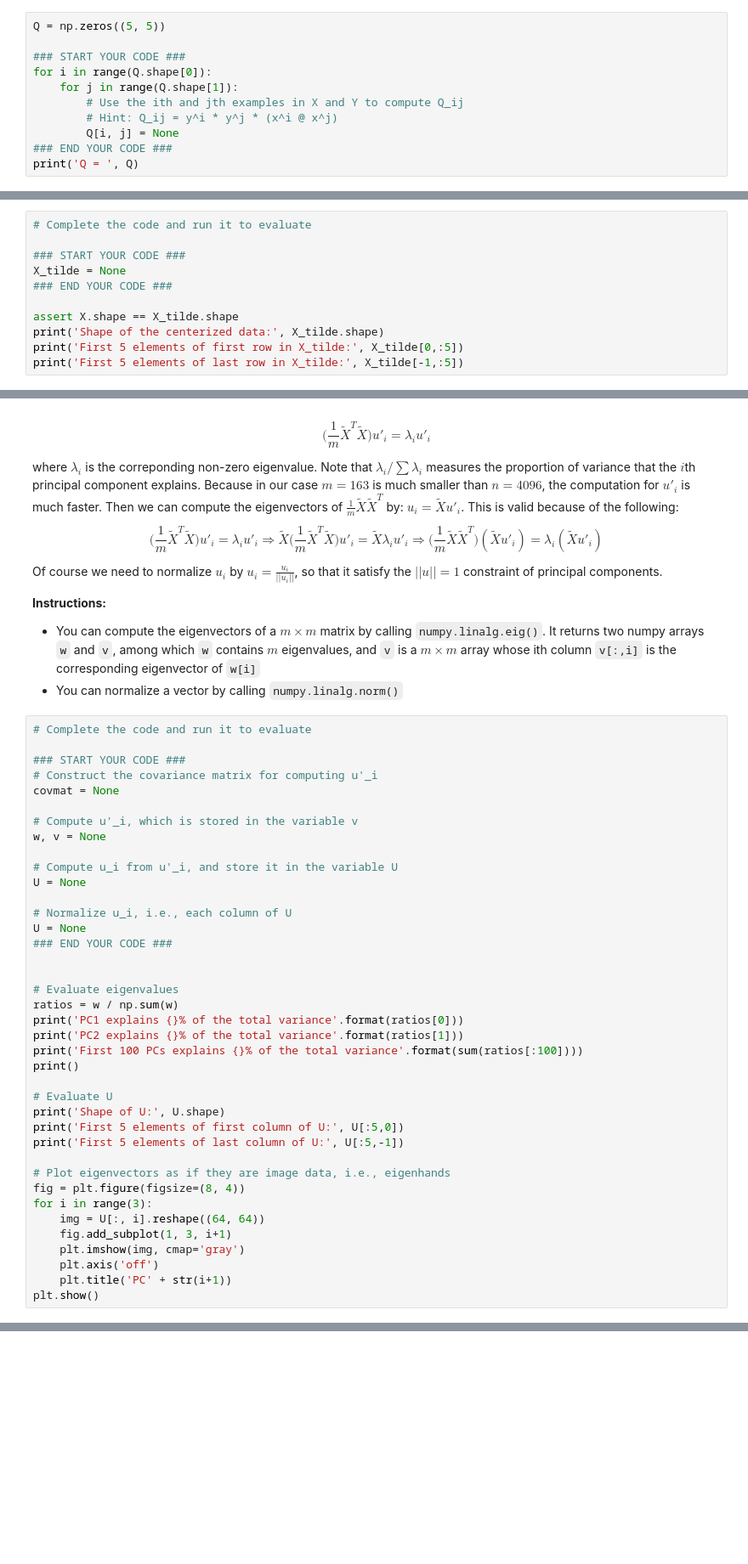
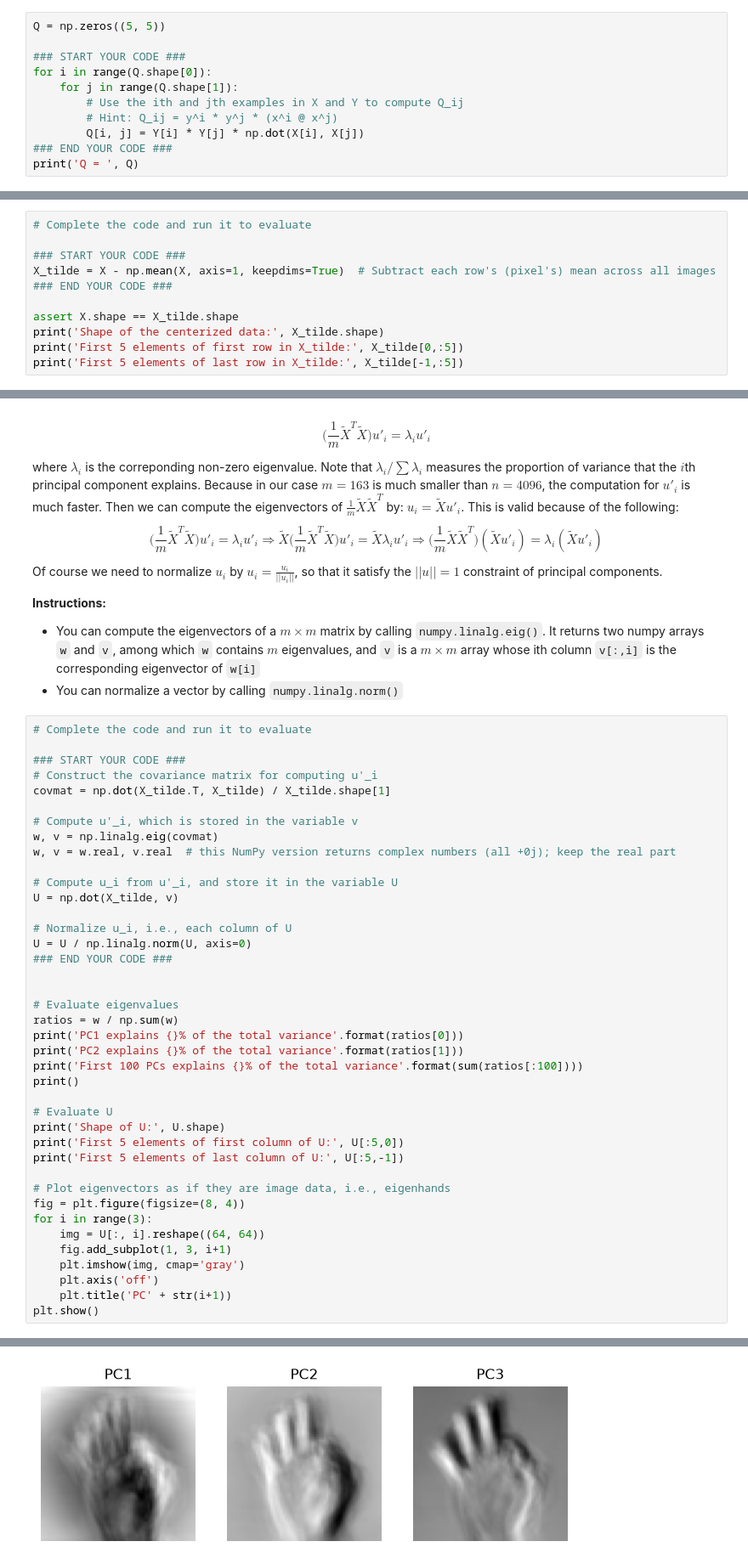
Before and after one commit to JakeRecharte/Machine-Learning, a Jupyter notebook: Assignment 2/assignment2.ipynb, the cells around one changed output, grey strips where cells are left out. Shown at 85% size. Cells and saved outputs as stored; diff of their text form; blank space fills up the shorter version.

```diff
--- a/Assignment 2/assignment2.ipynb
+++ b/Assignment 2/assignment2.ipynb
@@ -123,6 +125,6 @@ for i in range(Q.shape[0]):
     for j in range(Q.shape[1]):
         # Use the ith and jth examples in X and Y to compute Q_ij
         # Hint: Q_ij = y^i * y^j * (x^i @ x^j)
-        Q[i, j] = None
+        Q[i, j] = Y[i] * Y[j] * np.dot(X[i], X[j])
 ### END YOUR CODE ###
 print('Q = ', Q)
@@ -268,7 +297,7 @@ This step is necessary before carrying out PCA. You may notice that in the slide
 # Complete the code and run it to evaluate
 
 ### START YOUR CODE ###
-X_tilde = None
+X_tilde = X - np.mean(X, axis=1, keepdims=True)  # Subtract each row's (pixel's) mean across all images
 ### END YOUR CODE ###
 
 assert X.shape == X_tilde.shape
@@ -316,16 +349,17 @@ Of course we need to normalize $u_i$ by $u_i = \frac{u_i}{||u_i||}$, so that it
 
 ### START YOUR CODE ###
 # Construct the covariance matrix for computing u'_i
-covmat = None
+covmat = np.dot(X_tilde.T, X_tilde) / X_tilde.shape[1]
 
 # Compute u'_i, which is stored in the variable v
-w, v = None
+w, v = np.linalg.eig(covmat)
+w, v = w.real, v.real  # this NumPy version returns complex numbers (all +0j); keep the real part
 
 # Compute u_i from u'_i, and store it in the variable U
-U = None
+U = np.dot(X_tilde, v)
 
 # Normalize u_i, i.e., each column of U
-U = None
+U = U / np.linalg.norm(U, axis=0)
 ### END YOUR CODE ###
 
 
@@ -350,3 +384,4 @@ for i in range(3):
     plt.axis('off')
     plt.title('PC' + str(i+1))
 plt.show()
+# %% [output]
@@ -353,3 +395,4 @@ plt.show()
+[figure, added]
 # %%
 # Do not change the code in this cell
 # Evaluate eigenvalues
```
Also changed, not shown: parts of 13 cells of this notebook, 7 other files.
